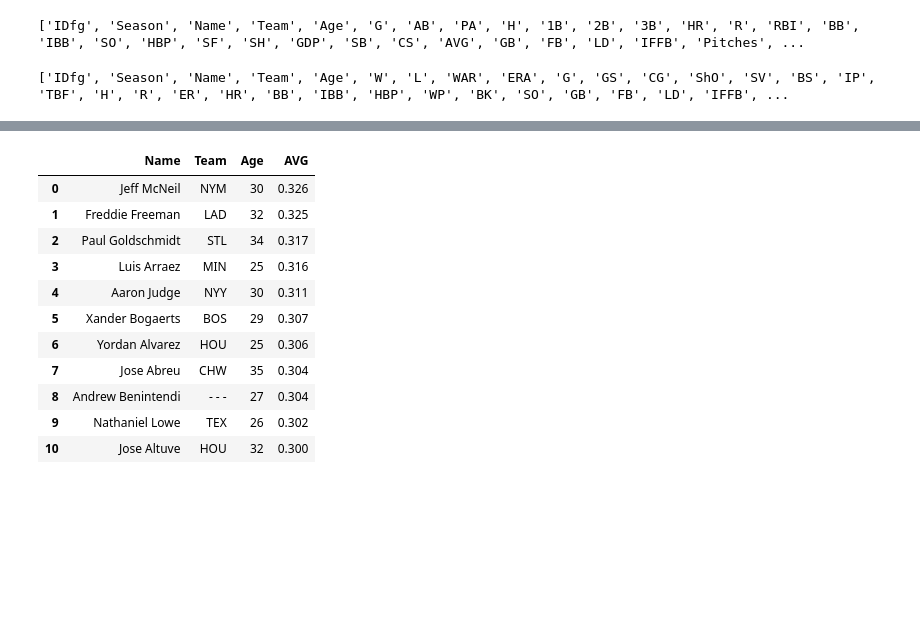
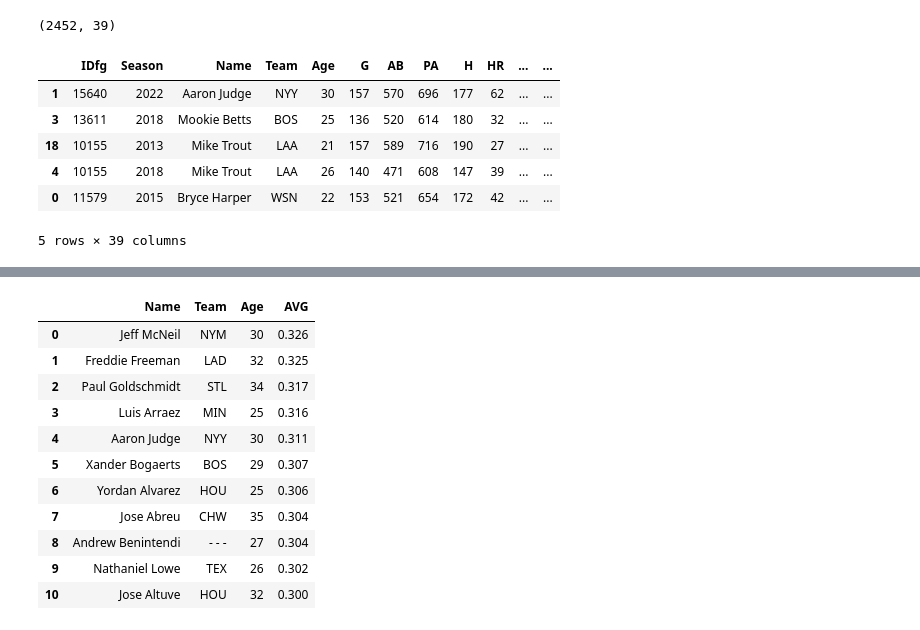
Before and after one commit to danielcho16/baseball_analytics, a Jupyter notebook: baseball_analytics.ipynb, the cells around one changed output, grey strips where cells are left out. Cells and saved outputs as stored; diff of their text form; code cells hidden in the pictures; blank space fills up the shorter version.

```diff
--- a/baseball_analytics.ipynb
+++ b/baseball_analytics.ipynb
@@ -35,13 +43,9 @@ print('2022 pitching dataset:',pitching_22_df.shape)
 # %%
 # every batting stats columns
-print(batting_22_df.columns.tolist())
+# print(batting_22_df.columns.tolist())
-# %% [output]
-['IDfg', 'Season', 'Name', 'Team', 'Age', 'G', 'AB', 'PA', 'H', '1B', '2B', '3B', 'HR', 'R', 'RBI', 'BB', 'IBB', 'SO', 'HBP', 'SF', 'SH', 'GDP', 'SB', 'CS', 'AVG', 'GB', 'FB', 'LD', 'IFFB', 'Pitches', ...
 # %%
 # every pitching stats columns
-print(pitching_22_df.columns.tolist())
+# print(pitching_22_df.columns.tolist())
-# %% [output]
-['IDfg', 'Season', 'Name', 'Team', 'Age', 'W', 'L', 'WAR', 'ERA', 'G', 'GS', 'CG', 'ShO', 'SV', 'BS', 'IP', 'TBF', 'H', 'R', 'ER', 'HR', 'BB', 'IBB', 'HBP', 'WP', 'BK', 'SO', 'GB', 'FB', 'LD', 'IFFB', ...
 # %%
 # stats columns
 bat_stats = ['IDfg','Season','Name','Team','Age','G','AB','PA','H','HR','R','RBI','BB','SO','SB','AVG','OBP','SLG','OPS','wOBA','wRC+','WAR']
@@ -52,3 +56,23 @@ bat_adv_stats = ['IDfg','Season','Name','Team','Age','G','AB','PA','wOBA','wRC+'
 pitch_stats = ['IDfg','Season','Name','Team','Age','G','GS','IP','W','L','ERA','WHIP','SO','BB','HR','SV','BS','WAR','K/9','K/BB','HR/9','Start-IP','Relief-IP']
 pitch_adv_stats = ['IDfg','Season','Name','Team','Age','G','GS','IP','WAR','ERA','FIP','SIERA','ERA-','K/9','K/BB','K%','BB%','LOB%','LD%','GB%','FB%','HR/FB',
                    'O-Swing%','Z-Swing%','O-Contact%','Z-Contact%','SwStr%','Soft%','Med%','Hard%','Start-IP','Relief-IP']
+# %%
+b_stats = ['IDfg','Season','Name','Team','Age','G','AB','PA','H','HR','R','RBI','BB','SO','SB','AVG','OBP','SLG','OPS','wOBA','wRC+','WAR',
+           'BB%','K%','BB/K','LD%','GB%','FB%','O-Swing%','Z-Swing%','O-Contact%','Z-Contact%','SwStr%','Pull%','Cent%','Oppo%','Soft%','Med%','Hard%']
+p_stats = ['IDfg','Season','Name','Team','Age','G','GS','IP','W','L','ERA','WHIP','SO','BB','HR','SV','BS','WAR','K/9','K/BB','HR/9',
+           'FIP','SIERA','ERA-','K/9','K/BB','K%','BB%','LOB%','LD%','GB%','FB%','HR/FB','O-Swing%','Z-Swing%','O-Contact%','Z-Contact%',
+           'SwStr%','Soft%','Med%','Hard%','Start-IP','Relief-IP',]
+# %%
+df_b = batting_stats(2013,2022,qual=300)
+df_b = df_b.loc[:,b_stats]
+print(df_b.shape)
+df_b.head()
+# %% [output]
+(2452, 39)
+|  | IDfg | Season | Name | Team | Age | G | AB | PA | H | HR | ... | ... |
+| 1 | 15640 | 2022 | Aaron Judge | NYY | 30 | 157 | 570 | 696 | 177 | 62 | ... | ... |
+| 3 | 13611 | 2018 | Mookie Betts | BOS | 25 | 136 | 520 | 614 | 180 | 32 | ... | ... |
+| 18 | 10155 | 2013 | Mike Trout | LAA | 21 | 157 | 589 | 716 | 190 | 27 | ... | ... |
+| 4 | 10155 | 2018 | Mike Trout | LAA | 26 | 140 | 471 | 608 | 147 | 39 | ... | ... |
+| 0 | 11579 | 2015 | Bryce Harper | WSN | 22 | 153 | 521 | 654 | 172 | 42 | ... | ... |
+5 rows × 39 columns
```
Also changed, not shown: parts of 92 cells of this notebook, 4 other files.
